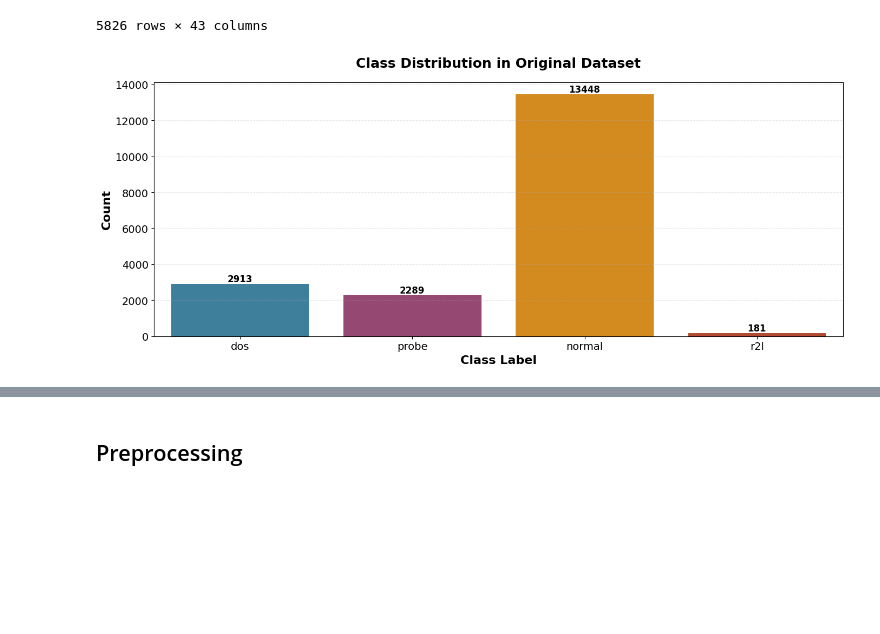
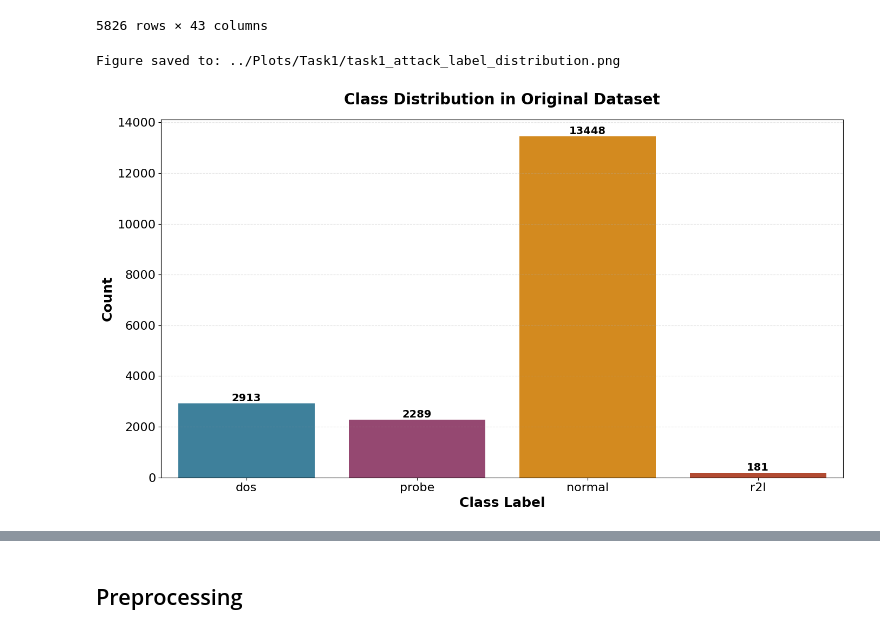
Before and after one commit to RenatoMignone/unsupervised-network-intrusion-detection, a Jupyter notebook: lab/notebooks/Task1.ipynb, the cells around one changed output, grey strips where cells are left out. Saved outputs shown, nothing was run; the diff lists cells and outputs as text; code cells hidden in the pictures; blank space fills up the shorter version.

Commit message:
Plots management

```diff
--- a/lab/notebooks/Task1.ipynb
+++ b/lab/notebooks/Task1.ipynb
@@ -17,3 +20,28 @@ import torch
+# %%
+# ============================================================================
+# GLOBAL CONFIGURATION: Plot Saving
+# ============================================================================
+SAVE_PLOTS = True
+# ============================================================================
+
+REPORT_IMAGES_DIR = '../Plots/Task1'
+os.makedirs(REPORT_IMAGES_DIR, exist_ok=True)
+
+def save_figure_for_report(filename, dpi=300, bbox_inches='tight'):
+    """
+    Persist the current matplotlib figure under the Task 1 plots directory.
+
+    Args:
+        filename: Target filename such as 'task1_class_distribution.png'.
+        dpi: Output resolution (defaults to 300).
+        bbox_inches: Matplotlib bounding box mode (defaults to 'tight').
+    """
+    if not SAVE_PLOTS or not filename:
+        return
+
+    filepath = os.path.join(REPORT_IMAGES_DIR, filename)
+    plt.savefig(filepath, dpi=dpi, bbox_inches=bbox_inches)
+    print(f"Figure saved to: {filepath}")
 # %%
 device = torch.device("cuda" if torch.cuda.is_available() else "cpu")
 print(f"The device is set to: {device}")
@@ -102,21 +130,23 @@ df_test
 | 5825 | 0 | tcp | gopher | S0 | 0 | 0 | 0 | 0 | 0 | ... |
 5826 rows × 43 columns
 # %%
-plt.figure(figsize=(14, 6))
+plt.figure(figsize=(14, 8))
 colors = ['#2E86AB', '#A23B72', '#F18F01', '#C73E1D']
 ax = sns.countplot(data=df_train_val, x='label', hue='label', palette=colors, legend=False)
 
 # Add count labels on top of bars
 for container in ax.containers:
-    ax.bar_label(container, fontsize=12, fontweight='bold')
+    ax.bar_label(container, fontsize=14, fontweight='bold')
 
-plt.xlabel('Class Label', fontsize=16, fontweight='bold')
-plt.ylabel('Count', fontsize=16, fontweight='bold')
-plt.title('Class Distribution in Original Dataset', fontsize=18, fontweight='bold', pad=20)
-plt.tick_params(labelsize=14)
+plt.xlabel('Class Label', fontsize=18, fontweight='bold')
+plt.ylabel('Count', fontsize=18, fontweight='bold')
+plt.title('Class Distribution in Original Dataset', fontsize=20, fontweight='bold', pad=20)
+plt.tick_params(labelsize=16)
 plt.grid(axis='y', alpha=0.3, linestyle='--')
 plt.tight_layout()
+save_figure_for_report('task1_attack_label_distribution.png')
 plt.show()
 # %% [output]
+Figure saved to: ../Plots/Task1/task1_attack_label_distribution.png
-[figure, old version]
+[figure, new version]
 # %%
```
Also changed, not shown: parts of 14 cells of this notebook, 47 other files.
